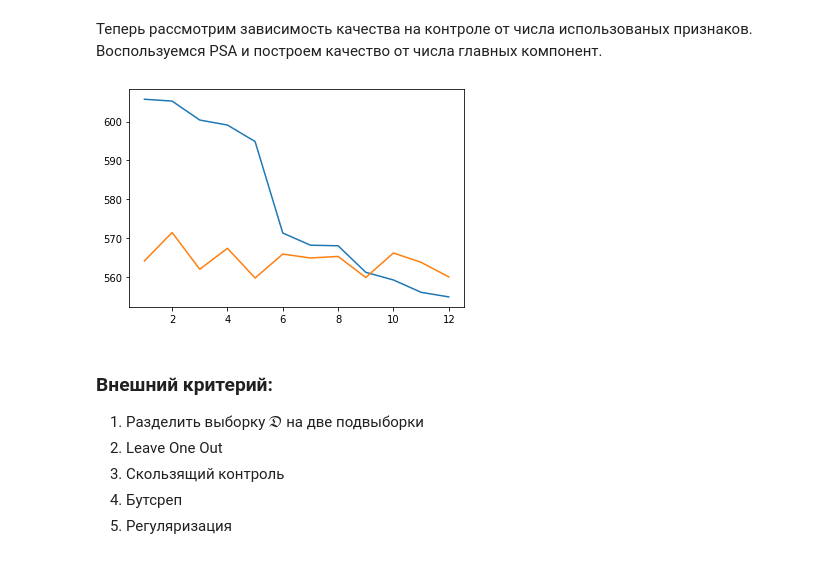
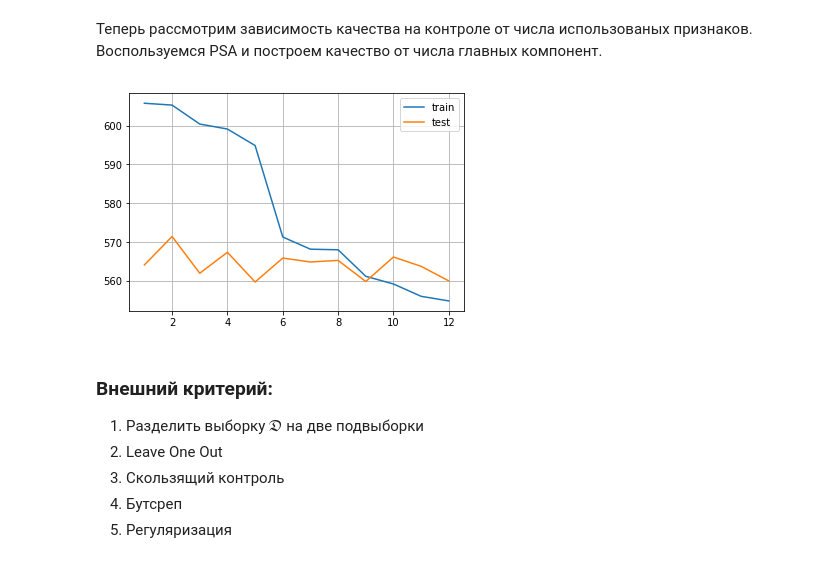
Before and after one commit to andriygav/MachineLearningSeminars, a Jupyter notebook: sem8/main.ipynb, the cells around one changed output. Drawn from its saved outputs; the diff is of its cells as text; code cells hidden in the pictures.

```diff
--- a/sem8/main.ipynb
+++ b/sem8/main.ipynb
@@ -222,12 +222,14 @@ for n in tqdm(ns):
     scores_train.append(np.mean((X_train_low@w - y_train)**2))
     scores_test.append(np.mean((X_test_low@w - y_test)**2))
 # %%
-plt.plot(ns, scores_train)
-plt.plot(ns, scores_test)
+plt.plot(ns, scores_train, label='train')
+plt.plot(ns, scores_test, label='test')
 
+plt.legend(loc='best')
+plt.grid()
 plt.show()
 # %% [output]
-[figure, old version]
+[figure, new version]
 # %% [markdown]
 ### Внешний критерий:
 1. Разделить выборку $\mathfrak{D}$ на две подвыборки
```
Also changed, not shown: parts of 17 cells of this notebook, 1 other file.
